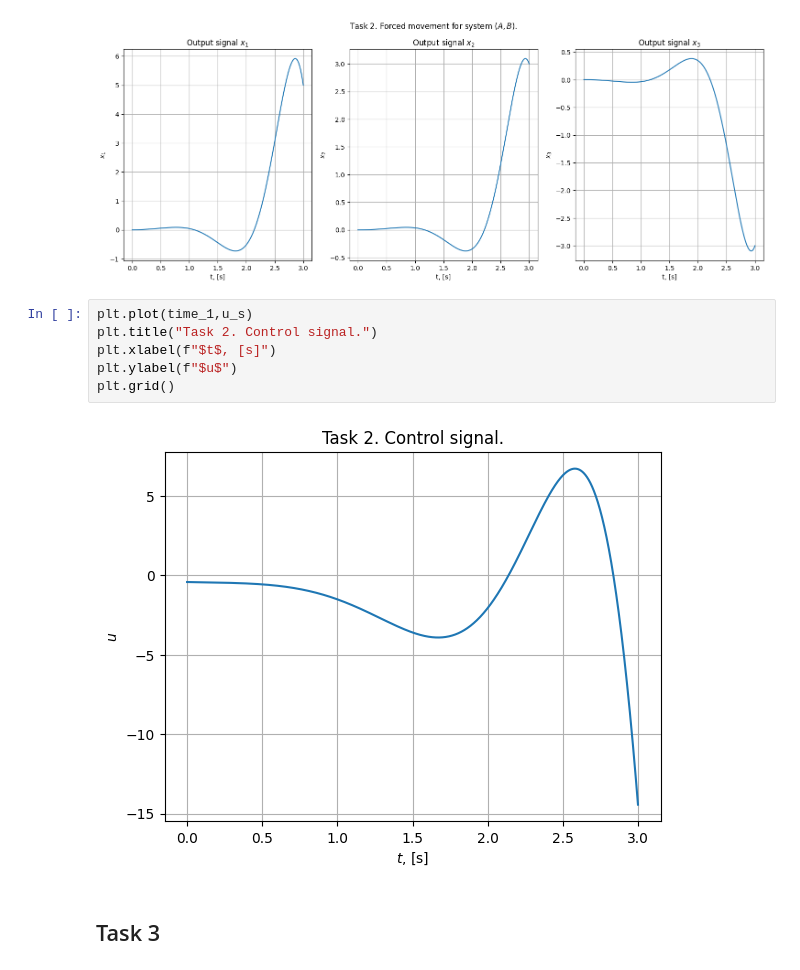
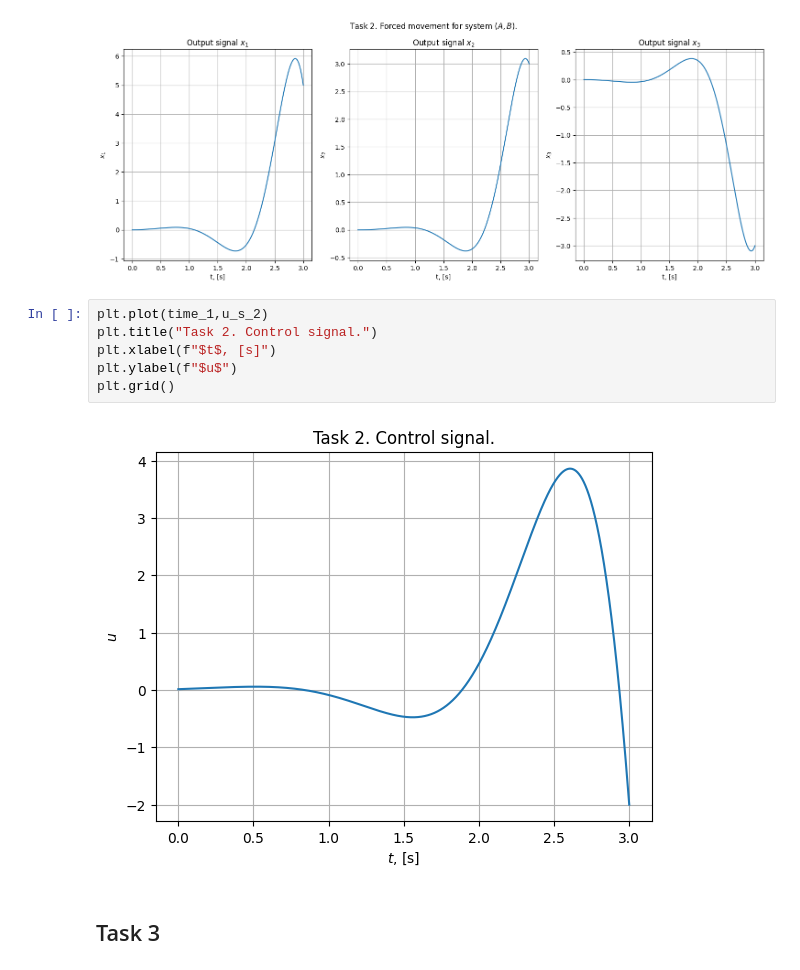
Before and after one commit to diuzhevVlad/control-theory-itmo-2023-2024, a Jupyter notebook: Lab7/Lab7.ipynb, the cells around one changed output. Drawn from its saved outputs; the diff is of its cells as text.

```diff
--- a/Lab7/Lab7.ipynb
+++ b/Lab7/Lab7.ipynb
@@ -336,13 +338,13 @@ for j in range(3):
 # %% [output]
 [figure]
 # %%
-plt.plot(time_1,u_s)
+plt.plot(time_1,u_s_2)
 plt.title("Task 2. Control signal.")
 plt.xlabel(f"$t$, [s]")
 plt.ylabel(f"$u$")
 plt.grid()
 # %% [output]
-[figure, old version]
+[figure, new version]
 # %% [markdown]
 ## Task 3
 # %%
```
Also changed, not shown: parts of 2 cells of this notebook, 14 other files.
